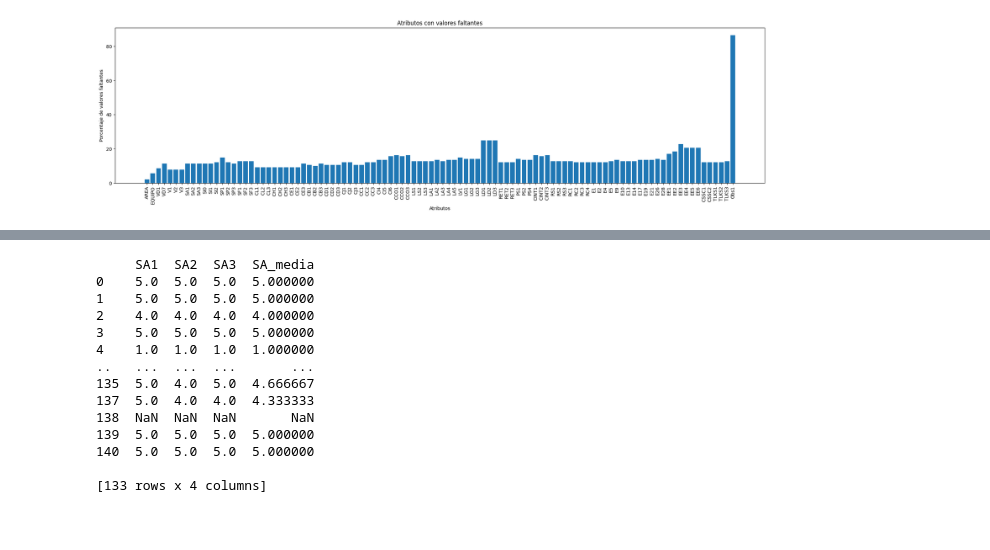
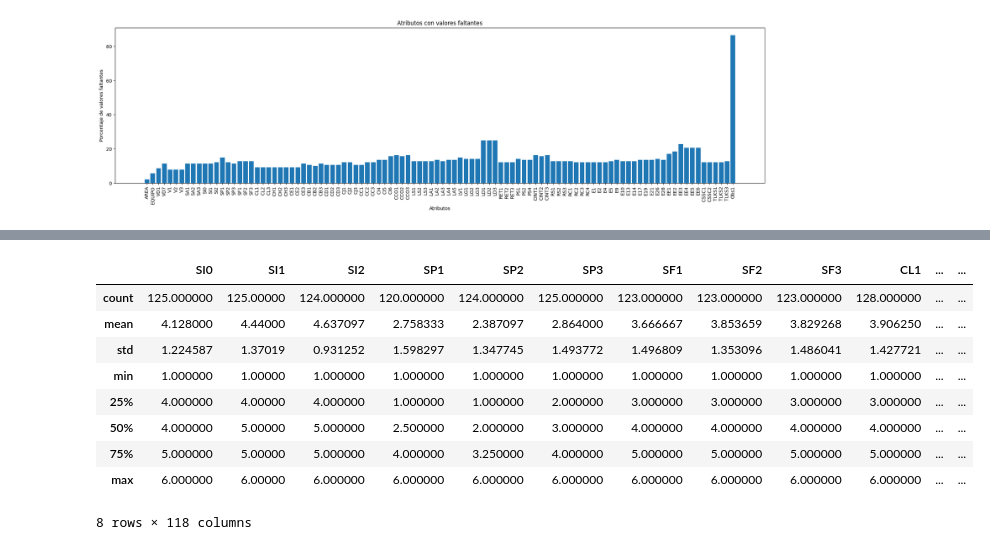
Before and after one commit to mbaroja/TFM, a Jupyter notebook: EDA.ipynb, the cells around one changed output, grey strips where cells are left out. Cells and saved outputs as stored; diff of their text form; code cells hidden in the pictures; blank space fills up the shorter version.

```diff
--- a/EDA.ipynb
+++ b/EDA.ipynb
@@ -130,23 +167,20 @@ df_copia = df_sin_nulos.copy()
 df_con_medias = agrupar_campos_y_calcular_media(df_copia)
 # %%
-columnas = df_con_medias.columns  # Ignorar los primeros 5 campos
-columnas_SA = [columna for columna in columnas if re.match(r"SA", columna)]
-print(df_copia[columnas_SA])
+columnas = df_con_medias.columns[6:]  # Ignorar los primeros 6 campos
+columnas_SA = [columna for columna in columnas if re.match(r"E", columna) ]
+#print(df_con_medias[columnas_SA].head(20))
+df_con_medias[columnas].describe()
 # %% [output]
+|  | SI0 | SI1 | SI2 | SP1 | SP2 | SP3 | SF1 | SF2 | SF3 | CL1 | ... | ... |
+| count | 125.000000 | 125.00000 | 124.000000 | 120.000000 | 124.000000 | 125.000000 | 123.000000 | 123.000000 | 123.000000 | 128.000000 | ... | ... |
+| mean | 4.128000 | 4.44000 | 4.637097 | 2.758333 | 2.387097 | 2.864000 | 3.666667 | 3.853659 | 3.829268 | 3.906250 | ... | ... |
+| std | 1.224587 | 1.37019 | 0.931252 | 1.598297 | 1.347745 | 1.493772 | 1.496809 | 1.353096 | 1.486041 | 1.427721 | ... | ... |
+| min | 1.000000 | 1.00000 | 1.000000 | 1.000000 | 1.000000 | 1.000000 | 1.000000 | 1.000000 | 1.000000 | 1.000000 | ... | ... |
+| 25% | 4.000000 | 4.00000 | 4.000000 | 1.000000 | 1.000000 | 2.000000 | 3.000000 | 3.000000 | 3.000000 | 3.000000 | ... | ... |
+| 50% | 4.000000 | 5.00000 | 5.000000 | 2.500000 | 2.000000 | 3.000000 | 4.000000 | 4.000000 | 4.000000 | 4.000000 | ... | ... |
+| 75% | 5.000000 | 5.00000 | 5.000000 | 4.000000 | 3.250000 | 4.000000 | 5.000000 | 5.000000 | 5.000000 | 5.000000 | ... | ... |
+| max | 6.000000 | 6.00000 | 6.000000 | 6.000000 | 6.000000 | 6.000000 | 6.000000 | 6.000000 | 6.000000 | 6.000000 | ... | ... |
-     SA1  SA2  SA3  SA_media
-0    5.0  5.0  5.0  5.000000
-1    5.0  5.0  5.0  5.000000
-2    4.0  4.0  4.0  4.000000
-3    5.0  5.0  5.0  5.000000
-4    1.0  1.0  1.0  1.000000
-..   ...  ...  ...       ...
-135  5.0  4.0  5.0  4.666667
-137  5.0  4.0  4.0  4.333333
-138  NaN  NaN  NaN       NaN
-139  5.0  5.0  5.0  5.000000
-140  5.0  5.0  5.0  5.000000
-
-[133 rows x 4 columns]
+8 rows × 118 columns
 # %%
 df_con_medias['Obs_01'] = np.where(df_con_medias['Obs1'].isnull(), 0, 1)
 df_con_medias.drop('Obs1',axis=1,inplace=True)
```
Also changed, not shown: parts of 16 cells of this notebook.
